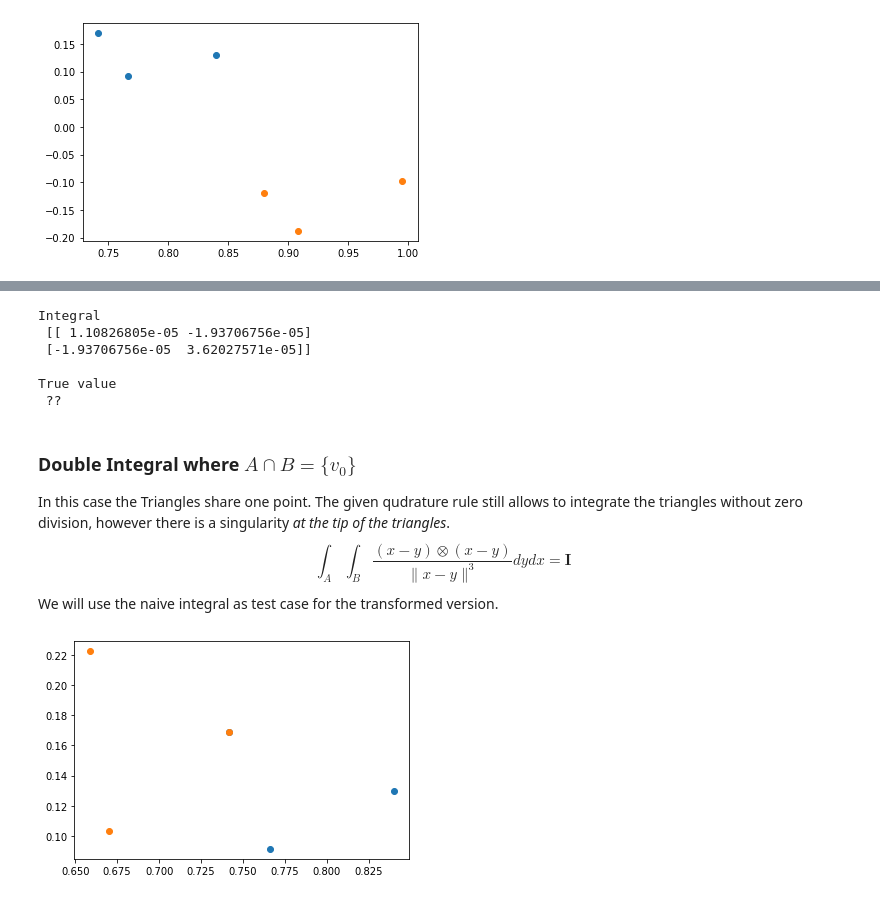
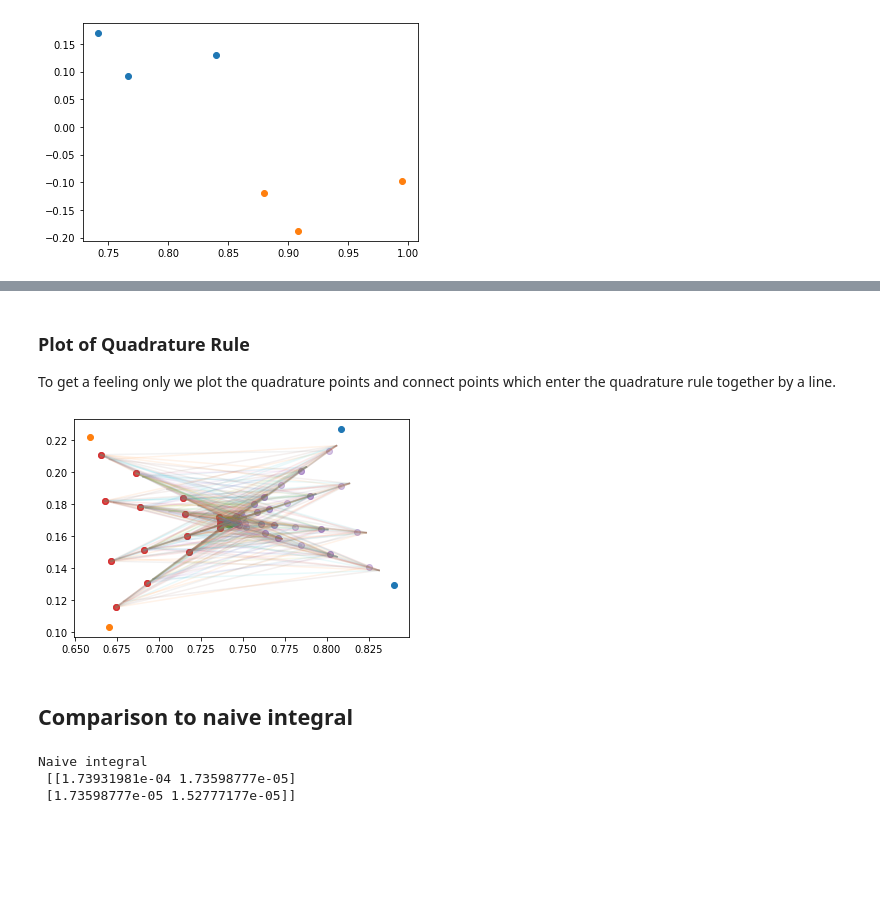
Before and after one commit to cagau/nlfem, a Jupyter notebook: examples/DuffyTransformation/DuffyTransformationElastostatics.ipynb, the cells around one changed output, grey strips where cells are left out. Drawn from its saved outputs; the diff is of its cells as text; code cells hidden in the pictures; blank space fills up the shorter version.

```diff
--- a/examples/DuffyTransformation/DuffyTransformationElastostatics.ipynb
+++ b/examples/DuffyTransformation/DuffyTransformationElastostatics.ipynb
@@ -162,7 +189,7 @@ for k in range(Triangles.N):
     s = 0
     n = dy.shape[0]
     for i in range(n):
-        y = tri(Py[i])
+        y = tri.M@Py[i] + tri.a
         s += C(x-y)*kernel(x-y)*tri.det*dy[i]
     integral += s
 print("Integral\n", integral)
@@ -191,3 +305,14 @@ plt.scatter(B.E[:,0], B.E[:,1])
 plt.show()
 # %% [output]
 [figure]
+# %%
+nx = dx.shape[0]
+ny = dy.shape[0]
+
+integral = 0
+for k in range(nx):
+    x = A.M@Py[i] + A.a
+    for i in range(ny):
+        y = B.M@Py[i] + B.a
+        integral += C(x-y)*kernel(x-y)*B.det*A.det*dy[i]*dx[k]
+print("Integral\n", integral)
@@ -194,36 +389,49 @@ plt.show()
+# %% [markdown]
+### Plot of Quadrature Rule
+
+To get a feeling only we plot the quadrature points and connect points which enter the quadrature rule together by a line.
+# %%
+q = tensorgauss(4)
+
+x_list = np.zeros((q.deg**q.dim, 2))
+y_list = np.zeros((q.deg**q.dim, 2))
+
+plt.scatter(A.E[:,0], A.E[:,1])
+plt.scatter(B.E[:,0], B.E[:,1])
+plt.scatter(B.E[:nEqual,0], B.E[:nEqual,1], s = 120)
+
+for T in TcommonVertex:
+    for k, alpha in enumerate(q.points.T):
+        alpha = scale(alpha)
+        alpha, Tdet = T(alpha)
+        alpha = mirror(alpha)
+        x = A(alpha[:2])
+        y = B(alpha[2:])
+        plt.plot([x[0],y[0]], [x[1],y[1]], alpha=.09)
+        x_list[k] = x
+        y_list[k] = y
+
+plt.scatter(y_list[:,0], y_list[:, 1], alpha=.1)
+plt.scatter(x_list[:,0], x_list[:, 1], alpha=.1)
+
+plt.show()
+# %% [output]
+[figure, added]
+# %% [markdown]
+## Comparison to naive integral
 # %%
 nx = dx.shape[0]
 ny = dy.shape[0]
 
 integral = 0
 for k in range(nx):
-    x = A(Px[k])
+    x = A.M@Px[k] + A.a
     for i in range(ny):
-        y = B(Py[i])
+        y = B.M@Py[i] + B.a
         integral += C(x-y)*kernel(x-y)*B.det*A.det*dy[i]*dx[k]
 
-print("Integral\n", integral)
-print("\nTrue value\n ??")
+print("Naive integral\n", integral)
 # %% [output]
-Integral
- [[ 1.10826805e-05 -1.93706756e-05]
- [-1.93706756e-05  3.62027571e-05]]
-
-True value
- ??
+Naive integral
+ [[1.73931981e-04 1.73598777e-05]
+ [1.73598777e-05 1.52777177e-05]]
-# %% [markdown]
-### Double Integral where $A \cap B = \{v_0\}$
-
-In this case the Triangles share one point. The given qudrature rule still allows to integrate the triangles without zero division, however there is a singularity *at the tip of the triangles*.
-$$
-    \int_A \int_B \frac{(x-y) \otimes (x-y)}{\|x-y\|^3}  dy dx = \textbf{I}
-$$
-We will use the naive integral as test case for the transformed version.
-# %%
-A = Triangles[0]
-plt.scatter(A.E[:,0], A.E[:,1])
-B = Triangles[224]
-plt.scatter(B.E[:,0], B.E[:,1])
-plt.show()
-# %% [output]
-[figure, removed]
```
Also changed, not shown: parts of 42 cells of this notebook, 28 other files.
